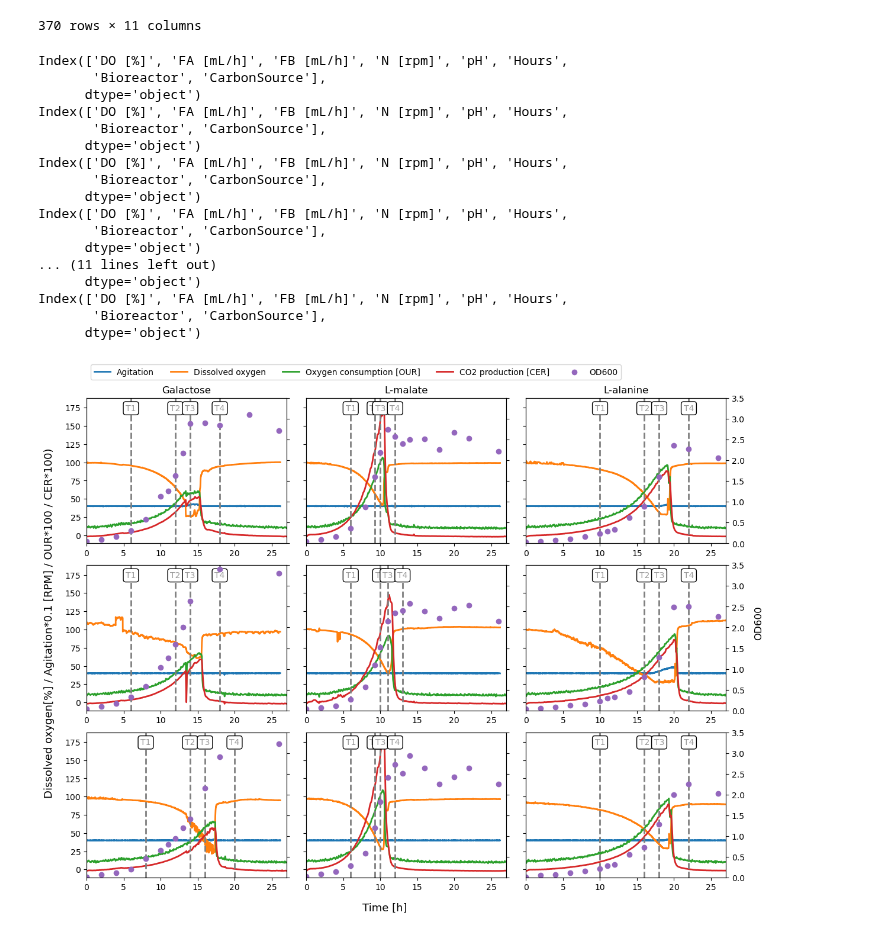
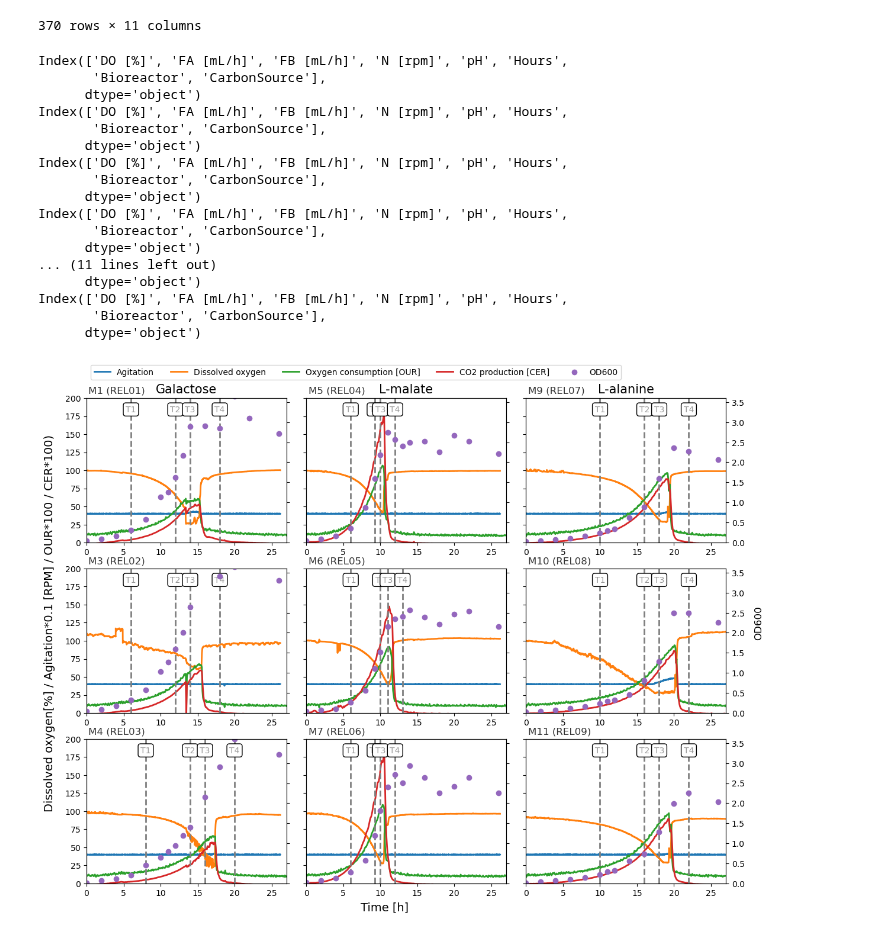
Before and after one commit to sulheim/metabolite-release, a Jupyter notebook: notebooks/1_release_rates/1_sintef_2023/1G_plot_batch_cultures.ipynb, the cells around one changed output. Drawn from its saved outputs; the diff is of its cells as text; code cells hidden in the pictures.

Commit message:
Update 1G_plot_batch_cultures.ipynb
Improve plot

```diff
--- a/notebooks/1_release_rates/1_sintef_2023/1G_plot_batch_cultures.ipynb
+++ b/notebooks/1_release_rates/1_sintef_2023/1G_plot_batch_cultures.ipynb
@@ -94,11 +94,11 @@ for j, cs in enumerate(['Galactose', 'L-malate', 'L-alanine']):
         ax.plot(MS_df['Hours'], MS_df['OUR']*100, label = 'Oxygen consumption [OUR]', c = 'C2', lw = 2)
         ax.plot(MS_df['Hours'], MS_df['CER']*100, label = 'CO2 production [CER]', c = 'C3', lw = 2)
         ax2 = ax.twinx()
-        # Change the color of the right y-axis (ax2)
-        # ax2.spines['right'].set_color('C4')  # Change the color of the right spine
-        # ax2.tick_params(axis='y', colors='C4')  # Change the color of the y-axis ticks and labels
-        selected_idx = df_od['Hours'].isin(selected_timepoints[M])
 
+        # Add info in top left corner
+        ax.annotate(f'{M} ({M_to_rel[M]})', xy = (0.01, 1.02), xycoords='axes fraction', ha = 'left', va = 'bottom',
+                    fontsize = 12, color = 'black', alpha = 0.8)
+        ax.set_ylim(0, 200)
         # Plot OD600
         rel = M_to_rel[M]
         od_idx = df_od.Bioreactor==rel
@@ -106,19 +106,19 @@ for j, cs in enumerate(['Galactose', 'L-malate', 'L-alanine']):
         # ax2.scatter(df_od.loc[selected_idx, 'Hours'], df_od.loc[selected_idx, M], label = "Selected samples", marker = 'D', c = 'r')
         # ax2.scatter(df_od.loc[~selected_idx, 'Hours'], df_od.loc[~selected_idx, M], label = "OD", marker = 'D', c = 'b')
         # ax2.set_ylabel('OD600')
-        ax2.set_ylim(0,3.5)
+        ax2.set_ylim(0,3.6)
         # ax.xaxis.set_major_locator(loc)
         # ax.grid(axis='x', color='gray', alpha = 0.9, lw = 1)
         ax.set_xlim(0, 27)
         if i == 0:
-            ax.set_title(cs)
+            ax.set_title(cs, size = 15)
         if j !=2:
             ax2.set_yticklabels([])
 
         # Plot selected timepoints
         for k, h in enumerate(selected_timepoints[M]):
             ax.axvline(h, color = 'gray', lw = 2, ls = '--')
-            ax.annotate(f'T{k+1}', xy = (h, 180), ha = 'center', va = 'top',
+            ax.annotate(f'T{k+1}', xy = (h, 190), ha = 'center', va = 'top',
                         bbox=dict(boxstyle="round,pad=0.3", edgecolor="black", facecolor="white"),  # Background color
                         fontsize = 10, color = 'gray', alpha = 0.8)
 
@@ -134,35 +134,35 @@ labels = labels_ax + labels_ax2
 
 # Add a single legend to the plot
 axes[0,0].legend(handles, labels, loc='lower left', bbox_to_anchor=(0, 1.1), ncol = 5)
 
-fig.supylabel('Dissolved oxygen[%] / Agitation*0.1 [RPM] / OUR*100 / CER*100)', size = 13)# / Acid*10 [mL/h] / Base*10 [mL/h]')
-fig.supxlabel('Time [h]', size = 13)
+fig.supylabel('Dissolved oxygen[%] / Agitation*0.1 [RPM] / OUR*100 / CER*100)', size = 14)# / Acid*10 [mL/h] / Base*10 [mL/h]')
+fig.supxlabel('Time [h]', size = 14)
 
 # Add supylabel on the right
 fig.text(1.02,0.5, 'OD600', ha='left', va = 'center',
          rotation = 90, size = 12)  # Adjust x to position it on the right
-plt.subplots_adjust(left = 0.08, right = 0.98, bottom = 0.07,
-                    hspace = 0.15, wspace = 0.1)
+plt.subplots_adjust(left = 0.08, right = 0.98, bottom = 0.06,
+                    hspace = 0.18, wspace = 0.1)
 # fig.supylabel('OD600', x=1.02, ha='left')  # Add supylabel on the right
 # sns.despine()
 # plt.tight_layout()
 plt.savefig(figure_folder / 'batch_cultures_sintef_dasgip.pdf', bbox_inches='tight')
 # %% [output]
 Index(['DO [%]', 'FA [mL/h]', 'FB [mL/h]', 'N [rpm]', 'pH', 'Hours',
        'Bioreactor', 'CarbonSource'],
       dtype='object')
 Index(['DO [%]', 'FA [mL/h]', 'FB [mL/h]', 'N [rpm]', 'pH', 'Hours',
        'Bioreactor', 'CarbonSource'],
       dtype='object')
 Index(['DO [%]', 'FA [mL/h]', 'FB [mL/h]', 'N [rpm]', 'pH', 'Hours',
        'Bioreactor', 'CarbonSource'],
       dtype='object')
 Index(['DO [%]', 'FA [mL/h]', 'FB [mL/h]', 'N [rpm]', 'pH', 'Hours',
        'Bioreactor', 'CarbonSource'],
       dtype='object')
 ... (11 lines left out)
       dtype='object')
 Index(['DO [%]', 'FA [mL/h]', 'FB [mL/h]', 'N [rpm]', 'pH', 'Hours',
        'Bioreactor', 'CarbonSource'],
       dtype='object')
-[figure, old version]
+[figure, new version]
```
